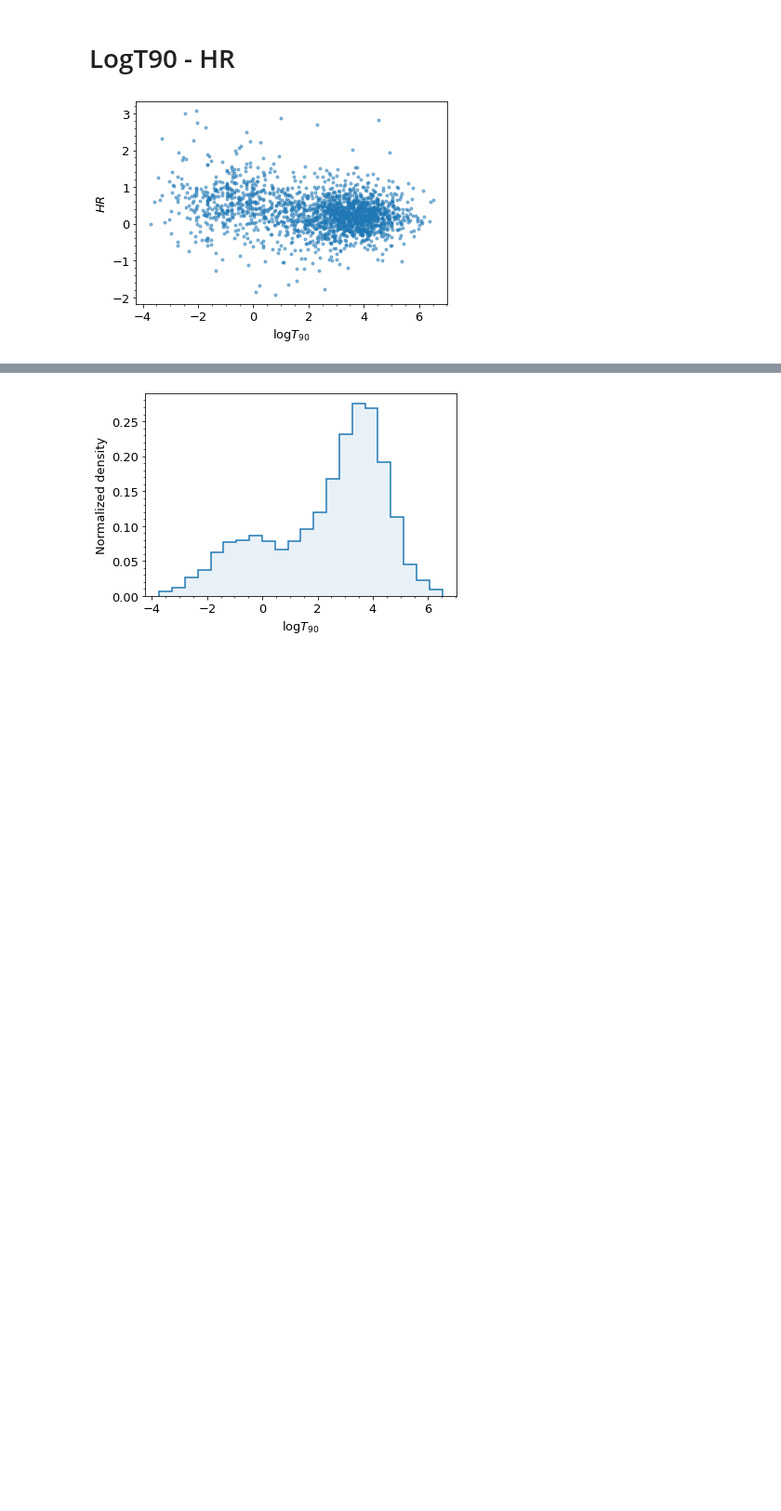
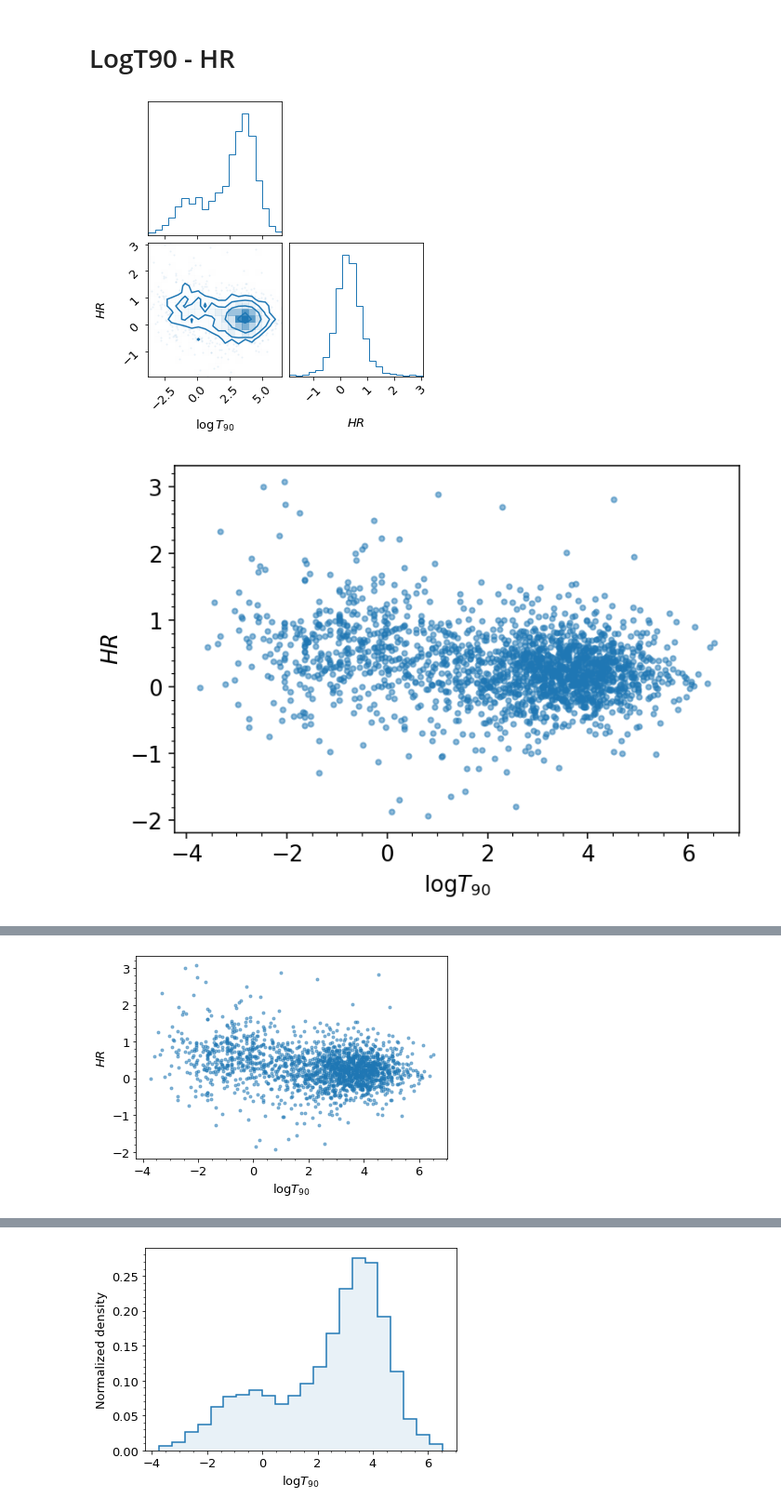
Before and after one commit to fdesanti/nested_sampling, a Jupyter notebook: posterior_analysis.ipynb, the cells around one changed output, grey strips where cells are left out. Shown at 93% size. Saved outputs shown, nothing was run; the diff lists cells and outputs as text; code cells hidden in the pictures; blank space fills up the shorter version.

```diff
--- a/posterior_analysis.ipynb
+++ b/posterior_analysis.ipynb
@@ -115,11 +117,17 @@ Z2/Z3
 # %%
 %matplotlib inline
 plt.figure()
 plt.rcParams['font.size']=13
 plt.scatter(logT90, HR, alpha = .5, marker='.')
 plt.xlabel('log$T_{90}$')
 plt.ylabel('$HR$')
 plt.minorticks_on()
 plt.savefig('logT90-HR.png', dpi=200)
+
+
+data = {'$\log T_{90}$':logT90, '$HR$':HR}
+
+corner.corner(data, color = colours[0], smooth=0.1, bins = 20)
 # %% [output]
-[figure, old version]
+[figure, new version]
+[figure, added]
@@ -125,0 +137 @@ plt.savefig('logT90-HR.png', dpi=200)
+[figure, added]
```
Also changed, not shown: parts of 3 cells of this notebook, 2 other files.
